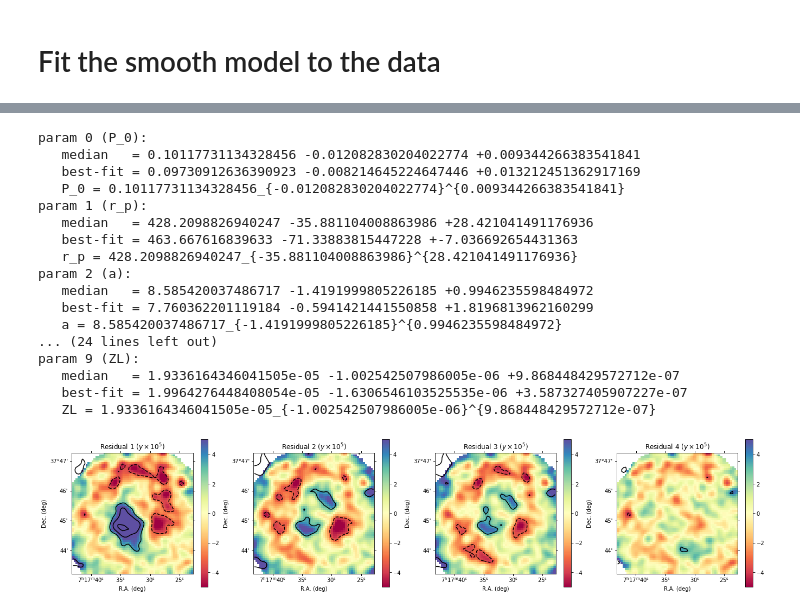
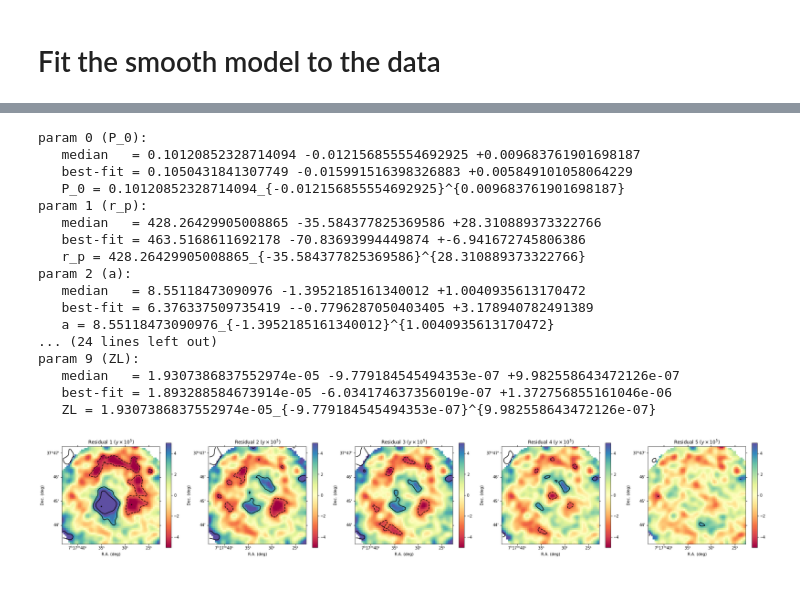
Before and after one commit to remi-adam/pitszi, a Jupyter notebook: notebook/MACSJ0717/MACSJ0717_fit_radial.ipynb, the cells around one changed output, grey strips where cells are left out. Cells and saved outputs as stored; diff of their text form; code cells hidden in the pictures.

Commit message:
work on profile and systematics

```diff
--- a/notebook/MACSJ0717/MACSJ0717_fit_radial.ipynb
+++ b/notebook/MACSJ0717/MACSJ0717_fit_radial.ipynb
@@ -39,7 +39,7 @@ cl_coord    = SkyCoord(109.3806*u.deg, 37.7583*u.deg, frame='icrs')
 reso = 4*u.arcsec
 FoV  = 4*u.arcmin
 los_reso = 30*u.kpc
-los_size = 10*u.Mpc
+los_size = 8*u.Mpc
 
 # Analysis parameters
 ps_mask_lim = 0.1*100 # mJy
@@ -81,6 +81,7 @@ cl_Rinfer1 = pitszi.InferenceRadial(cl_data, cl_model, method_use_covmat=False,
 cl_Rinfer2 = pitszi.InferenceRadial(cl_data, cl_model, method_use_covmat=False, silent=False, output_dir=outdir+'/RadialFit2/')
 cl_Rinfer3 = pitszi.InferenceRadial(cl_data, cl_model, method_use_covmat=False, silent=False, output_dir=outdir+'/RadialFit3/')
 cl_Rinfer4 = pitszi.InferenceRadial(cl_data, cl_model, method_use_covmat=False, silent=False, output_dir=outdir+'/RadialFit4/')
+cl_Rinfer5 = pitszi.InferenceRadial(cl_data, cl_model, method_use_covmat=False, silent=False, output_dir=outdir+'/RadialFit5/')
 # %% [output]
 ============================================================
                         _  _    ___  ____ _
@@ -188,7 +225,7 @@ param 3 (ZL):
 # %%
 #========== Curvefit the profile
-RA  = cl_Rinfer4.model.coord.ra
-Dec = cl_Rinfer4.model.coord.dec
+RA  = cl_Rinfer5.model.coord.ra
+Dec = cl_Rinfer5.model.coord.dec
 
 fitpar_prof = {
 'P_0': {'guess':[0.02, 0.001], 'unit': u.keV*u.cm**-3, 'limit':[0, np.inf]},
@@ -203,27 +240,27 @@ fitpar_prof = {
 'ZL':{'guess':[0,1e-5],'unit':None},
 }
 
-plist, popt, pcov = cl_Rinfer4.run_curvefit_profile(fitpar_prof,
+plist, popt, pcov = cl_Rinfer5.run_curvefit_profile(fitpar_prof,
                                                     show_fit_result=True,
                                                     set_bestfit=True)
 # %% [output]
 param 0 (P_0):
-   median   = 0.10117731134328456 -0.012082830204022774 +0.009344266383541841
-   best-fit = 0.09730912636390923 -0.008214645224647446 +0.013212451362917169
-   P_0 = 0.10117731134328456_{-0.012082830204022774}^{0.009344266383541841}
+   median   = 0.10120852328714094 -0.012156855554692925 +0.009683761901698187
+   best-fit = 0.1050431841307749 -0.015991516398326883 +0.005849101058064229
+   P_0 = 0.10120852328714094_{-0.012156855554692925}^{0.009683761901698187}
 param 1 (r_p):
-   median   = 428.2098826940247 -35.881104008863986 +28.421041491176936
-   best-fit = 463.667616839633 -71.33883815447228 +-7.036692654431363
-   r_p = 428.2098826940247_{-35.881104008863986}^{28.421041491176936}
+   median   = 428.26429905008865 -35.584377825369586 +28.310889373322766
+   best-fit = 463.5168611692178 -70.83693994449874 +-6.941672745806386
+   r_p = 428.26429905008865_{-35.584377825369586}^{28.310889373322766}
 param 2 (a):
-   median   = 8.585420037486717 -1.4191999805226185 +0.9946235598484972
-   best-fit = 7.760362201119184 -0.5941421441550858 +1.8196813962160299
-   a = 8.585420037486717_{-1.4191999805226185}^{0.9946235598484972}
+   median   = 8.55118473090976 -1.3952185161340012 +1.0040935613170472
+   best-fit = 6.376337509735419 --0.7796287050403405 +3.178940782491389
+   a = 8.55118473090976_{-1.3952185161340012}^{1.0040935613170472}
 ... (24 lines left out)
 param 9 (ZL):
-   median   = 1.9336164346041505e-05 -1.002542507986005e-06 +9.868448429572712e-07
-   best-fit = 1.9964276448408054e-05 -1.6306546103525535e-06 +3.587327405907227e-07
-   ZL = 1.9336164346041505e-05_{-1.002542507986005e-06}^{9.868448429572712e-07}
+   median   = 1.9307386837552974e-05 -9.779184545494353e-07 +9.982558643472126e-07
+   best-fit = 1.893288584673914e-05 -6.034174637356019e-07 +1.372756855161046e-06
+   ZL = 1.9307386837552974e-05_{-9.779184545494353e-07}^{9.982558643472126e-07}
 # %%
 #===== Show the images
 
@@ -231,11 +268,12 @@ smooth_FWHM = 15*u.arcsec
 
 # Show the data
 plt.rcParams.update({'font.size': 10})
-fig = plt.figure(0, figsize=(23, 5))
+fig = plt.figure(0, figsize=(33, 5))
 model_sph1 = cl_Rinfer1.get_radial_model()
 model_sph2 = cl_Rinfer2.get_radial_model()
 model_sph3 = cl_Rinfer3.get_radial_model()
 model_sph4 = cl_Rinfer4.get_radial_model()
+model_sph5 = cl_Rinfer5.get_radial_model()
 
 rms = cl_data.get_noise_rms_from_model(Nmc=Nsim, smooth_fwhm=smooth_FWHM)
 rms = gaussian_filter(rms, sigma=10/3600/sigma2fwhm/cl_head['CDELT2'])
@@ -246,7 +284,7 @@ msk = copy.deepcopy(cl_data.mask)
 msk[cl_data.mask == 0] = np.nan
 
 #----- Residual 1
-ax = plt.subplot(1, 4, 1, projection=WCS(cl_head))
+ax = plt.subplot(1, 5, 1, projection=WCS(cl_head))
 plt.imshow(msk*gaussian_filter(cl_img - model_sph2,
                                sigma=smooth_FWHM.to_value('deg')/sigma2fwhm/cl_head['CDELT2'])*1e5,
            cmap='Spectral', vmin=rng[0], vmax=rng[1])
@@ -259,7 +297,7 @@ plt.xlabel('R.A. (deg)')
 plt.ylabel('Dec. (deg)')
 
 #----- Cluster model
-ax = plt.subplot(1, 4, 2, projection=WCS(cl_head))
+ax = plt.subplot(1, 5, 2, projection=WCS(cl_head))
 plt.imshow(msk*gaussian_filter(cl_img - model_sph3,
                                sigma=smooth_FWHM.to_value('deg')/sigma2fwhm/cl_head['CDELT2'])*1e5,
            cmap='Spectral', vmin=rng[0], vmax=rng[1])
@@ -270,33 +308,46 @@ plt.contour(gaussian_filter(cl_img - model_sph3,
 plt.title(r'Residual 2 ($y \times 10^5$)')
 plt.xlabel('R.A. (deg)')
 plt.ylabel('Dec. (deg)')
 
 #----- Residual model
-ax = plt.subplot(1, 4, 3, projection=WCS(cl_head))
+ax = plt.subplot(1, 5, 3, projection=WCS(cl_head))
 plt.imshow(msk*gaussian_filter(cl_img - model_sph1,
                                sigma=smooth_FWHM.to_value('deg')/sigma2fwhm/cl_head['CDELT2'])*1e5,
            cmap='Spectral', vmin=rng[0], vmax=rng[1])
 cb = plt.colorbar()
 plt.contour(gaussian_filter(cl_img - model_sph1,
                             sigma=smooth_FWHM.to_value('deg')/sigma2fwhm/cl_head['CDELT2'])/rms,
             levels=[-6,-3,3,6,9,12,15,18,21], colors='k')
 plt.title(r'Residual 3 ($y \times 10^5$)')
 plt.xlabel('R.A. (deg)')
 plt.ylabel('Dec. (deg)')
 
 #----- Residual model
-ax = plt.subplot(1, 4, 4, projection=WCS(cl_head))
+ax = plt.subplot(1, 5, 4, projection=WCS(cl_head))
 plt.imshow(msk*gaussian_filter(cl_img - model_sph4,
                                sigma=smooth_FWHM.to_value('deg')/sigma2fwhm/cl_head['CDELT2'])*1e5,
            cmap='Spectral', vmin=rng[0], vmax=rng[1])
 cb = plt.colorbar()
 plt.contour(gaussian_filter(cl_img - model_sph4,
                             sigma=smooth_FWHM.to_value('deg')/sigma2fwhm/cl_head['CDELT2'])/rms,
             levels=[-6,-3,3,6,9,12,15,18,21], colors='k')
 plt.title(r'Residual 4 ($y \times 10^5$)')
 plt.xlabel('R.A. (deg)')
 plt.ylabel('Dec. (deg)')
 
+#----- Residual model
+ax = plt.subplot(1, 5, 5, projection=WCS(cl_head))
+plt.imshow(msk*gaussian_filter(cl_img - model_sph5,
+                               sigma=smooth_FWHM.to_value('deg')/sigma2fwhm/cl_head['CDELT2'])*1e5,
+           cmap='Spectral', vmin=rng[0], vmax=rng[1])
+cb = plt.colorbar()
+plt.contour(gaussian_filter(cl_img - model_sph5,
+                            sigma=smooth_FWHM.to_value('deg')/sigma2fwhm/cl_head['CDELT2'])/rms,
+            levels=[-6,-3,3,6,9,12,15,18,21], colors='k')
+plt.title(r'Residual 5 ($y \times 10^5$)')
+plt.xlabel('R.A. (deg)')
+plt.ylabel('Dec. (deg)')
+
 plt.savefig(outdir+'/RadialFit_residuals.pdf')
 # %% [output]
-[figure, old version]
+[figure, new version]
```
Also changed, not shown: parts of 5 cells of this notebook, 3 other files.
